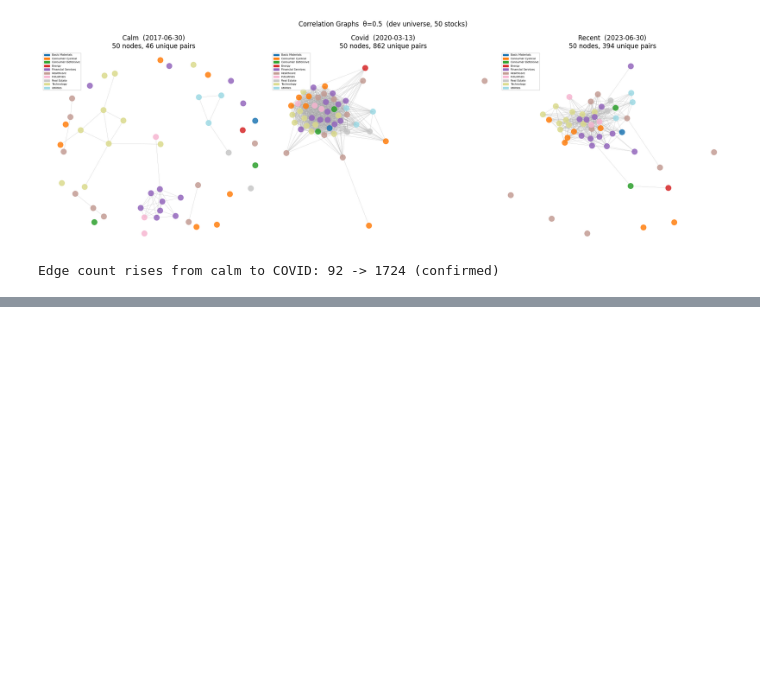
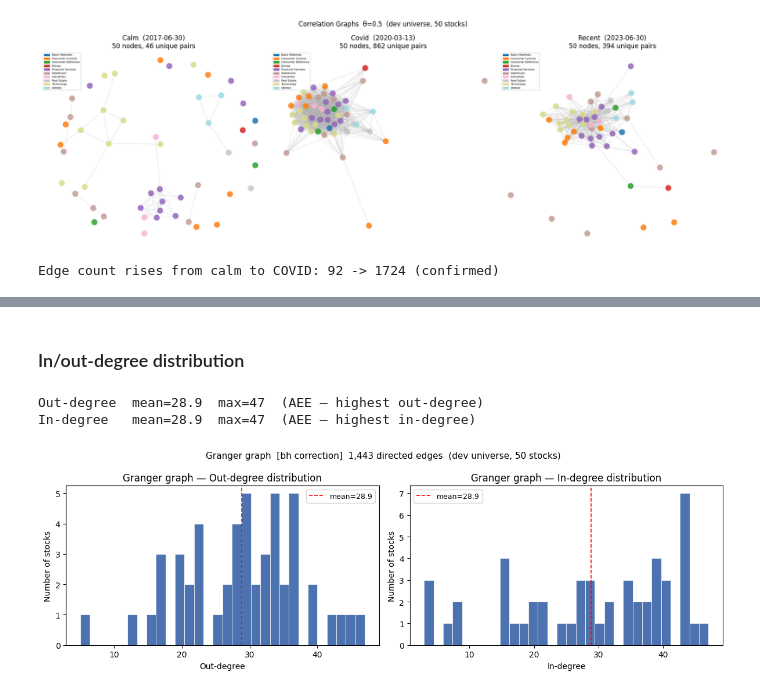
Before and after one commit to waderylan/sp500-gnn, a Jupyter notebook: notebooks/03_graphs.ipynb, the cells around one changed output, grey strips where cells are left out. Cells and saved outputs as stored; diff of their text form; code cells hidden in the pictures; blank space fills up the shorter version.

Commit message:
Granger causality computation

```diff
--- a/notebooks/03_graphs.ipynb
+++ b/notebooks/03_graphs.ipynb
@@ -168,0 +269,11 @@ Edge count rises from calm to COVID: 92 -> 1724 (confirmed)
+# %%
+granger_edge_index, correction_used = build_granger_graph(tickers)
+
+n_edges = granger_edge_index.shape[1]
+n_possible = len(tickers) * (len(tickers) - 1)
+density = n_edges / n_possible
+
+print(f"Correction method : {correction_used}")
+print(f"Directed edges    : {n_edges:,} / {n_possible:,} possible")
+print(f"Graph density     : {density:.4f}")
+print(f"edge_index shape  : {tuple(granger_edge_index.shape)}")
@@ -168,0 +288,39 @@ Edge count rises from calm to COVID: 92 -> 1724 (confirmed)
+# %% [markdown]
+### In/out-degree distribution
+# %%
+import matplotlib.pyplot as plt
+import numpy as np
+
+src_nodes = granger_edge_index[0].numpy()
+dst_nodes = granger_edge_index[1].numpy()
+N = len(tickers)
+
+out_degree = np.bincount(src_nodes, minlength=N)
+in_degree  = np.bincount(dst_nodes, minlength=N)
+
+print(f"Out-degree  mean={out_degree.mean():.1f}  max={out_degree.max()}  "
+      f"({tickers[out_degree.argmax()]} — highest out-degree)")
+print(f"In-degree   mean={in_degree.mean():.1f}  max={in_degree.max()}  "
+      f"({tickers[in_degree.argmax()]} — highest in-degree)")
+
+fig, axes = plt.subplots(1, 2, figsize=(12, 4))
+for ax, degree, label in zip(axes, [out_degree, in_degree], ["Out-degree", "In-degree"]):
+    ax.hist(degree, bins=30, color="#4c72b0", edgecolor="white", linewidth=0.5)
+    ax.axvline(degree.mean(), color="red", linestyle="--", linewidth=1.2,
+               label=f"mean={degree.mean():.1f}")
+    ax.set_xlabel(label)
+    ax.set_ylabel("Number of stocks")
+    ax.set_title(f"Granger graph — {label} distribution")
+    ax.legend(fontsize=9)
+
+plt.suptitle(
+    f"Granger graph  [{correction_used} correction]  "
+    f"{n_edges:,} directed edges  (dev universe, {N} stocks)",
+    fontsize=11
+)
+plt.tight_layout()
+plt.show()
+# %% [output]
+Out-degree  mean=28.9  max=47  (AEE — highest out-degree)
+In-degree   mean=28.9  max=47  (AEE — highest in-degree)
+[figure, added]
```
Also changed, not shown: parts of 14 cells of this notebook, 1 other file.
